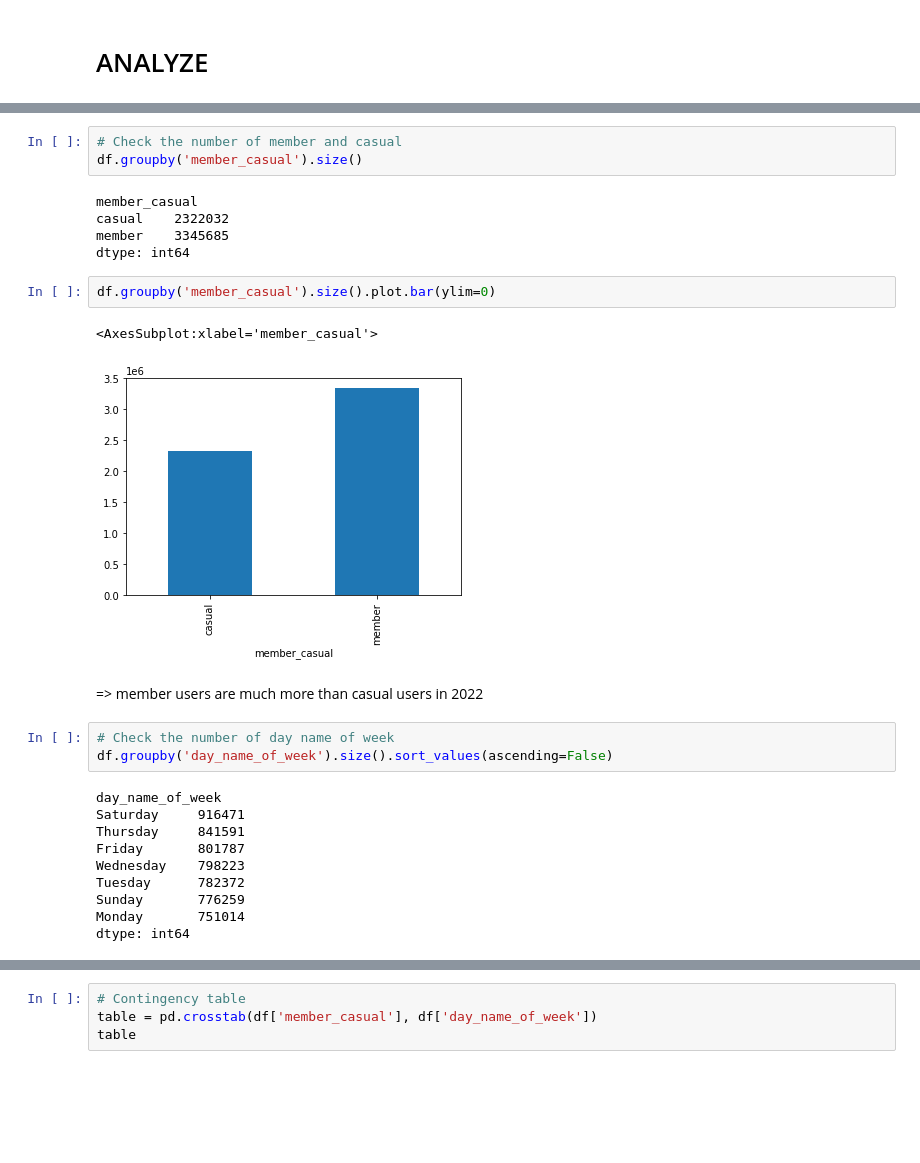
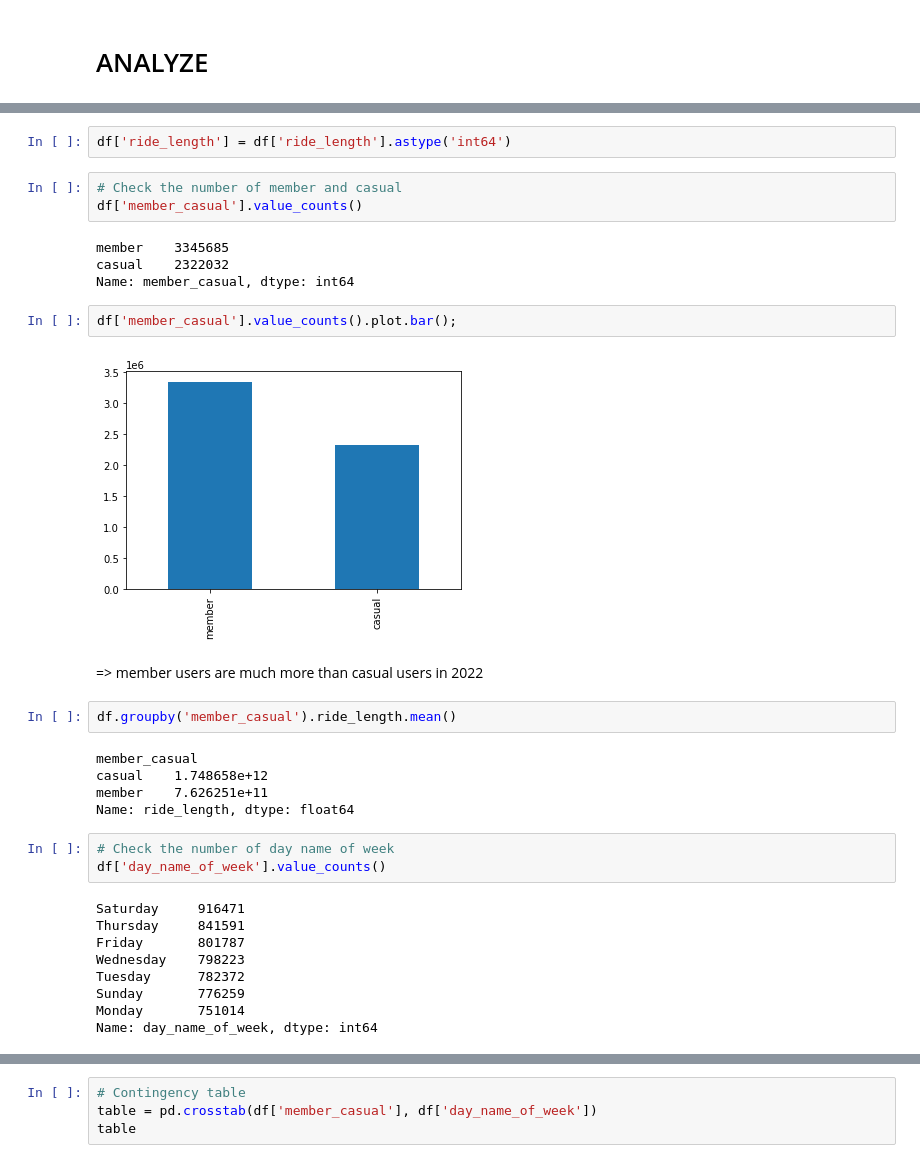
Before and after one commit to vynguyen293/Cyclistic-Bike-Share-Analysis, a Jupyter notebook: Cyclistic-Bike-Share-Analysis.ipynb, the cells around one changed output, grey strips where cells are left out. Saved outputs shown, nothing was run; the diff lists cells and outputs as text; blank space fills up the shorter version.

```diff
--- a/Cyclistic-Bike-Share-Analysis.ipynb
+++ b/Cyclistic-Bike-Share-Analysis.ipynb
@@ -180,23 +145,29 @@ dtype: timedelta64[ns]
+# %%
+df['ride_length'] = df['ride_length'].astype('int64')
 # %%
 # Check the number of member and casual
-df.groupby('member_casual').size()
+df['member_casual'].value_counts()
 # %% [output]
-member_casual
+member    3345685
 casual    2322032
-member    3345685
-dtype: int64
+Name: member_casual, dtype: int64
 # %%
-df.groupby('member_casual').size().plot.bar(ylim=0)
+df['member_casual'].value_counts().plot.bar();
 # %% [output]
-<AxesSubplot:xlabel='member_casual'>
-[figure, old version]
+[figure, new version]
 # %% [markdown]
 => member users are much more than casual users in 2022
+# %%
+df.groupby('member_casual').ride_length.mean()
+# %% [output]
+member_casual
+casual    1.748658e+12
+member    7.626251e+11
+Name: ride_length, dtype: float64
 # %%
 # Check the number of day name of week
-df.groupby('day_name_of_week').size().sort_values(ascending=False)
+df['day_name_of_week'].value_counts()
 # %% [output]
-day_name_of_week
 Saturday     916471
 Thursday     841591
 Friday       801787
@@ -204,5 +175,5 @@ Wednesday    798223
 Tuesday      782372
 Sunday       776259
 Monday       751014
-dtype: int64
+Name: day_name_of_week, dtype: int64
 # %%
```
Also changed, not shown: parts of 21 cells of this notebook.
